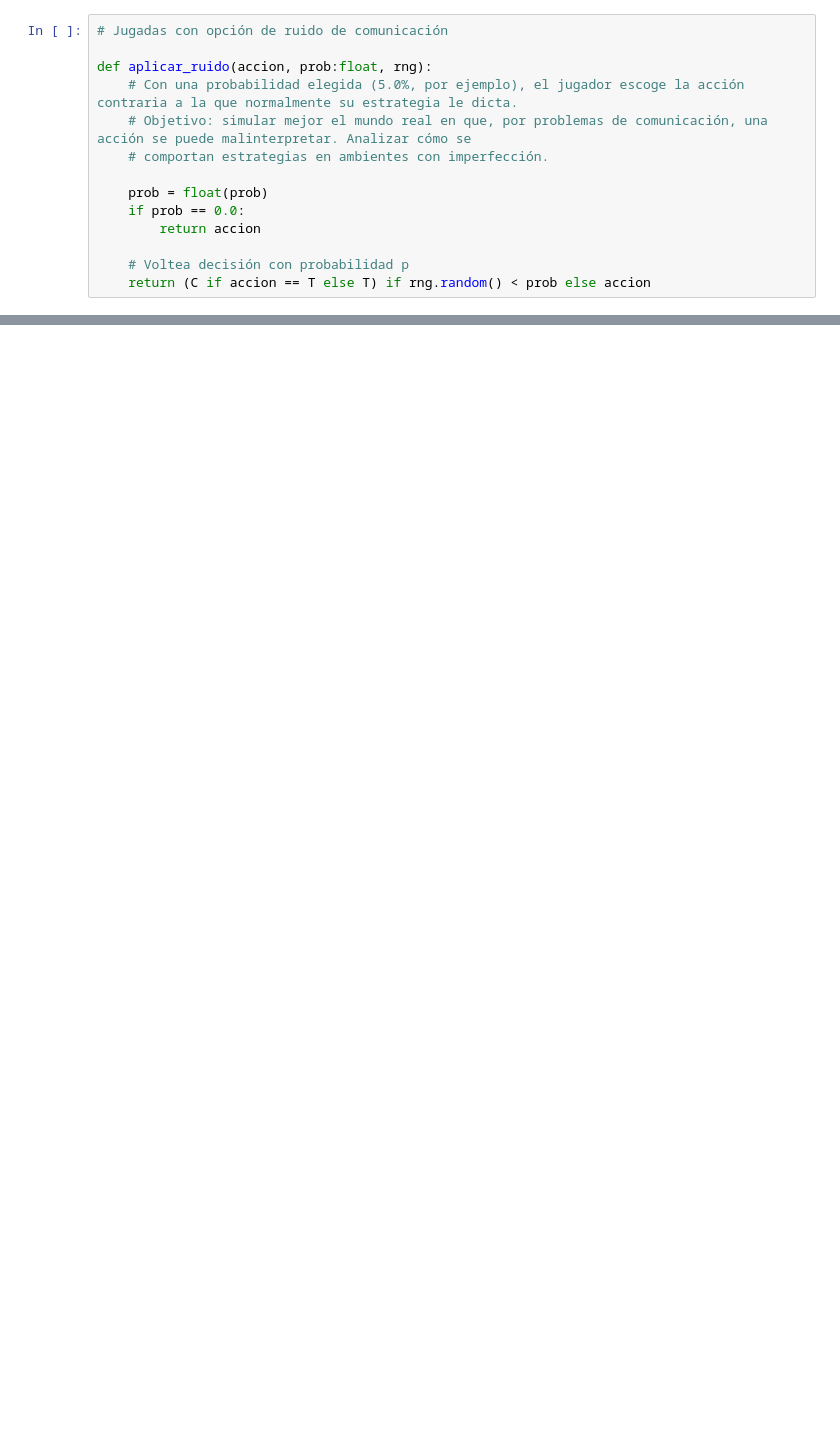
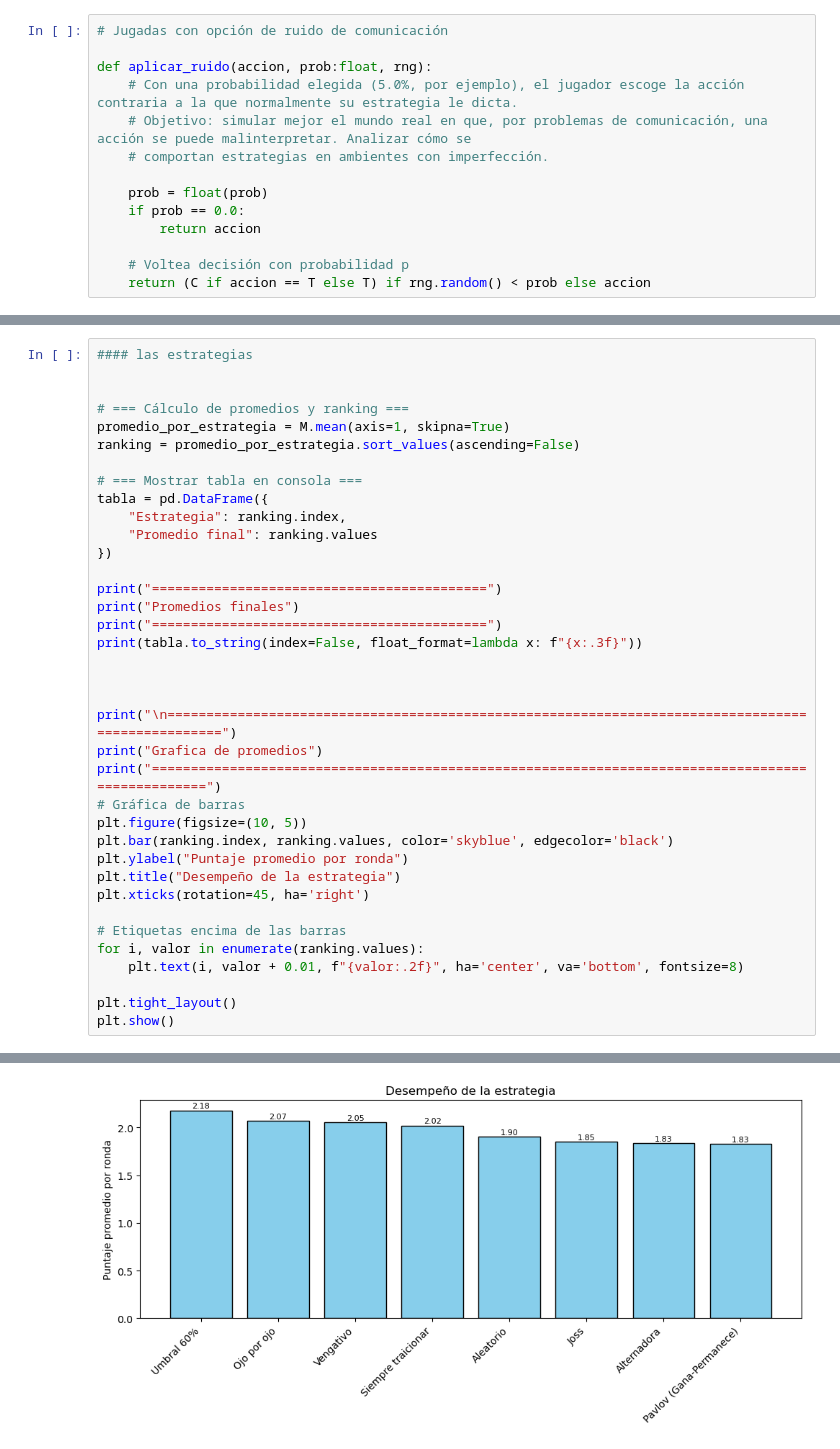
Before and after one commit to PES-BG-2025/proj-y-fernando-ortiz, a Jupyter notebook: proyecto.ipynb, the cells around one changed output, grey strips where cells are left out. Cells and saved outputs as stored; diff of their text form; blank space fills up the shorter version.

```diff
--- a/proyecto.ipynb
+++ b/proyecto.ipynb
@@ -282,0 +310,38 @@ torneo_resultados(estrategias)
+# %%
+#### las estrategias
+
+
+# === Cálculo de promedios y ranking ===
+promedio_por_estrategia = M.mean(axis=1, skipna=True)
+ranking = promedio_por_estrategia.sort_values(ascending=False)
+
+# === Mostrar tabla en consola ===
+tabla = pd.DataFrame({
+    "Estrategia": ranking.index,
+    "Promedio final": ranking.values
+})
+
+print("===========================================")
+print("Promedios finales")
+print("===========================================")
+print(tabla.to_string(index=False, float_format=lambda x: f"{x:.3f}"))
+
+
+
+print("\n==================================================================================================")
+print("Grafica de promedios")
+print("==================================================================================================")
+# Gráfica de barras
+plt.figure(figsize=(10, 5))
+plt.bar(ranking.index, ranking.values, color='skyblue', edgecolor='black')
+plt.ylabel("Puntaje promedio por ronda")
+plt.title("Desempeño de la estrategia")
+plt.xticks(rotation=45, ha='right')
+
+# Etiquetas encima de las barras
+for i, valor in enumerate(ranking.values):
+    plt.text(i, valor + 0.01, f"{valor:.2f}", ha='center', va='bottom', fontsize=8)
+
+plt.tight_layout()
+plt.show()
+# %% [output]
@@ -282,0 +364 @@ torneo_resultados(estrategias)
+[figure, added]
```
Also changed, not shown: parts of 13 cells of this notebook, 16 other files.
